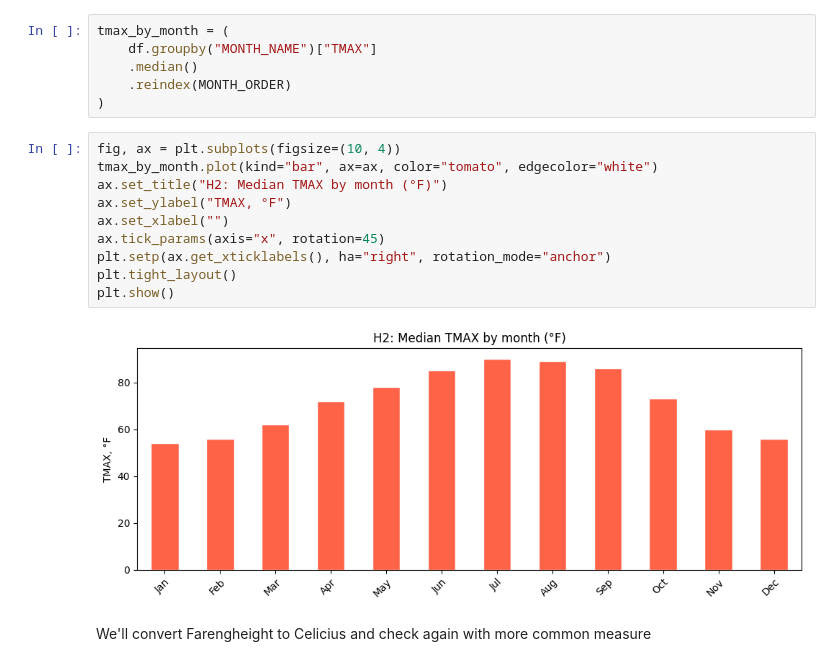
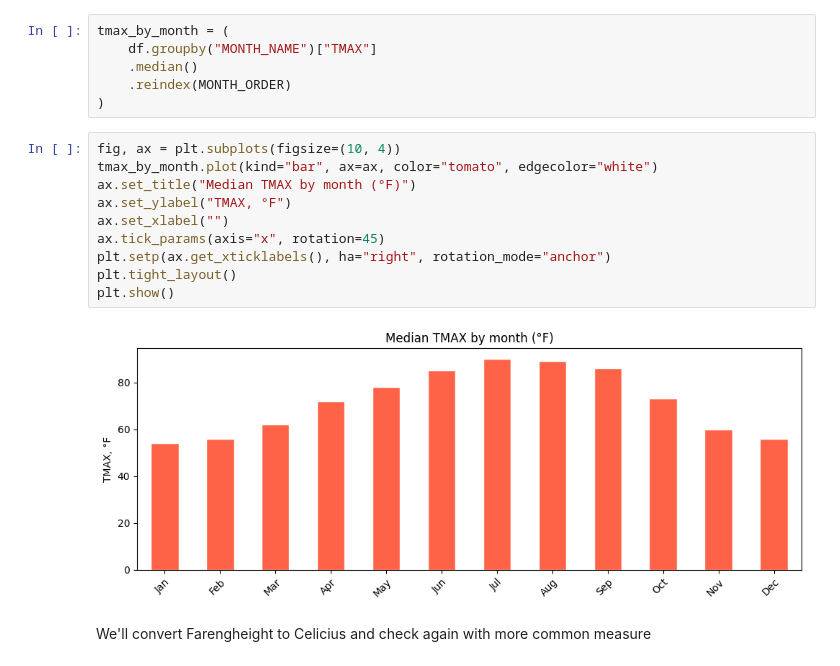
Before and after one commit to AlinaYakubova/ml-flight-felay-prediction, a Jupyter notebook: flight_delay_prediction.ipynb, the cells around one changed output. Cells and saved outputs as stored; diff of their text form.

```diff
--- a/flight_delay_prediction.ipynb
+++ b/flight_delay_prediction.ipynb
@@ -543,15 +538,15 @@ tmax_by_month = (
 # %%
 fig, ax = plt.subplots(figsize=(10, 4))
 tmax_by_month.plot(kind="bar", ax=ax, color="tomato", edgecolor="white")
-ax.set_title("H2: Median TMAX by month (°F)")
+ax.set_title("Median TMAX by month (°F)")
 ax.set_ylabel("TMAX, °F")
 ax.set_xlabel("")
 ax.tick_params(axis="x", rotation=45)
 plt.setp(ax.get_xticklabels(), ha="right", rotation_mode="anchor")
 plt.tight_layout()
 plt.show()
 # %% [output]
-[figure, old version]
+[figure, new version]
 # %% [markdown]
 We'll convert Farengheight to Celicius and check again with more common measure
 # %%
```
Also changed, not shown: parts of 9 cells of this notebook.
